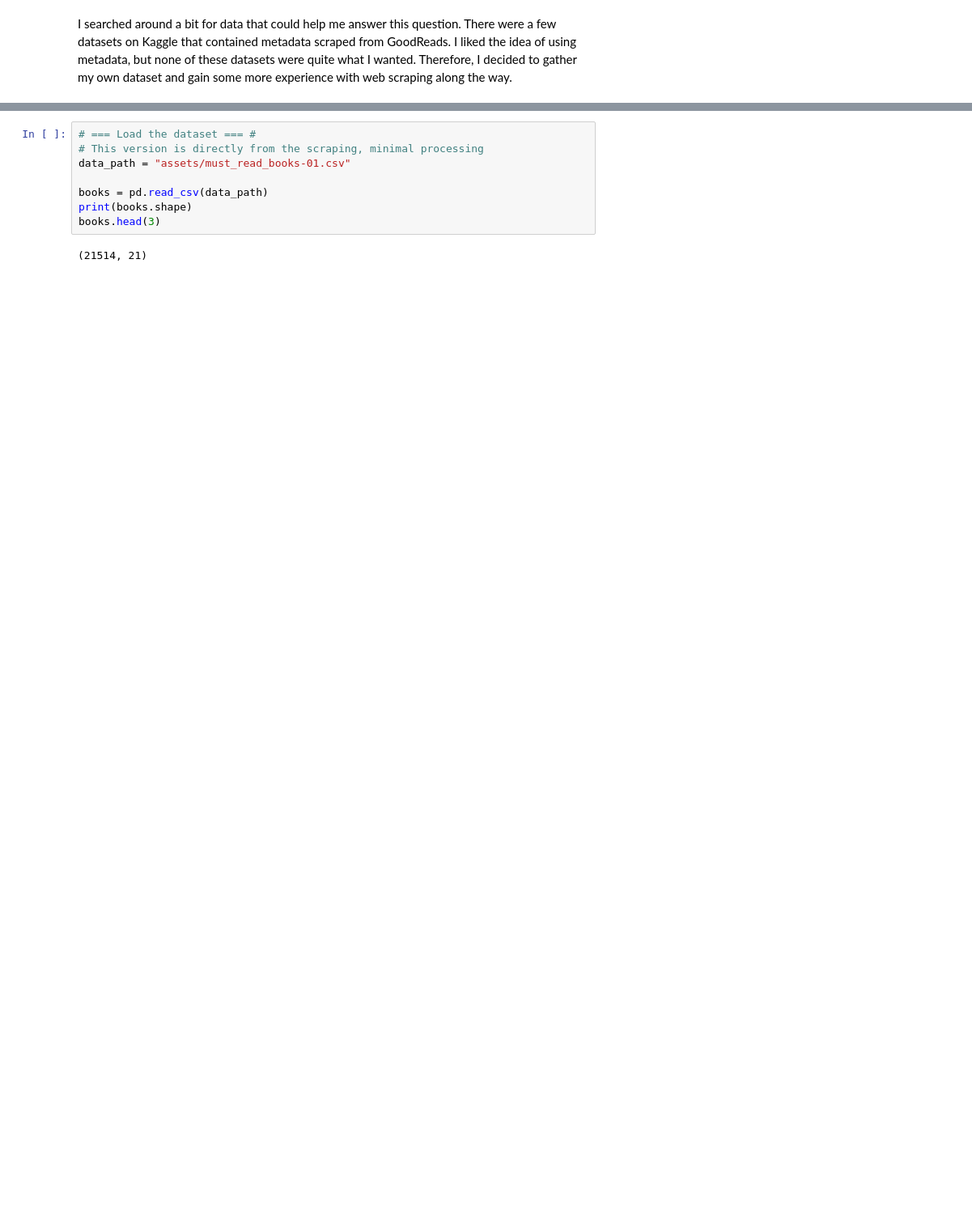
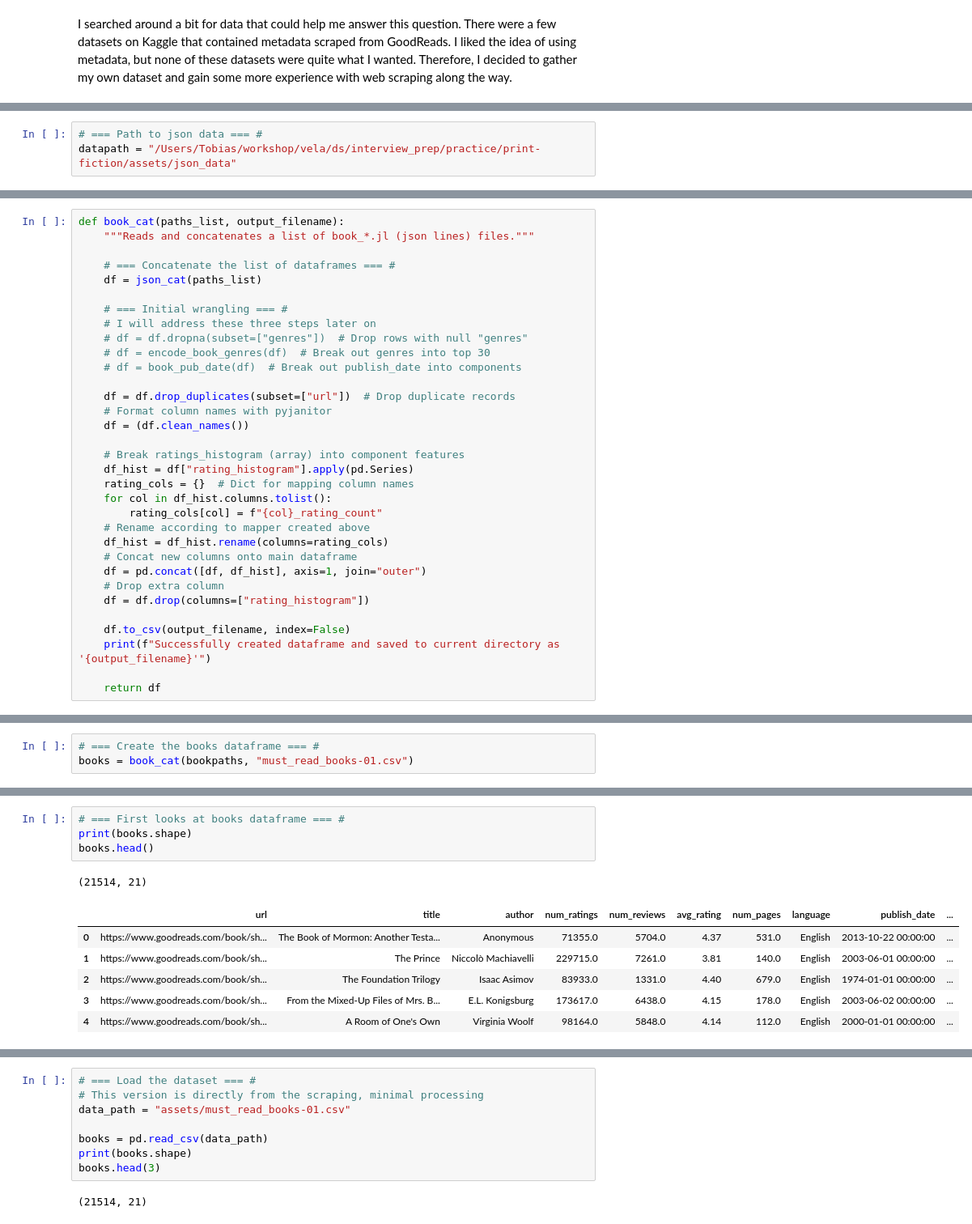
Before and after one commit to tobias-fyi/vela, a Jupyter notebook: ds/projects/print_fiction/print_fiction_2-06_full_sync.ipynb, the cells around one changed output, grey strips where cells are left out. Shown at 81% size. Cells and saved outputs as stored; diff of their text form; blank space fills up the shorter version.

```diff
--- a/ds/projects/print_fiction/print_fiction_2-06_full_sync.ipynb
+++ b/ds/projects/print_fiction/print_fiction_2-06_full_sync.ipynb
@@ -136,0 +144,3 @@ The raw output from the scraper took the form of a series of JSON files. I wrote
+# %%
+# === Path to json data === #
+datapath = "/Users/Tobias/workshop/vela/ds/interview_prep/practice/print-fiction/assets/json_data"
@@ -136,0 +220,33 @@ The raw output from the scraper took the form of a series of JSON files. I wrote
+# %%
+def book_cat(paths_list, output_filename):
+    """Reads and concatenates a list of book_*.jl (json lines) files."""
+
+    # === Concatenate the list of dataframes === #
+    df = json_cat(paths_list)
+
+    # === Initial wrangling === #
+    # I will address these three steps later on
+    # df = df.dropna(subset=["genres"])  # Drop rows with null "genres"
+    # df = encode_book_genres(df)  # Break out genres into top 30
+    # df = book_pub_date(df)  # Break out publish_date into components
+
+    df = df.drop_duplicates(subset=["url"])  # Drop duplicate records
+    # Format column names with pyjanitor
+    df = (df.clean_names())
+
+    # Break ratings_histogram (array) into component features
+    df_hist = df["rating_histogram"].apply(pd.Series)
+    rating_cols = {}  # Dict for mapping column names
+    for col in df_hist.columns.tolist():
+        rating_cols[col] = f"{col}_rating_count"
+    # Rename according to mapper created above
+    df_hist = df_hist.rename(columns=rating_cols)
+    # Concat new columns onto main dataframe
+    df = pd.concat([df, df_hist], axis=1, join="outer")
+    # Drop extra column
+    df = df.drop(columns=["rating_histogram"])
+
+    df.to_csv(output_filename, index=False)
+    print(f"Successfully created dataframe and saved to current directory as '{output_filename}'")
+
+    return df
@@ -136,0 +255,3 @@ The raw output from the scraper took the form of a series of JSON files. I wrote
+# %%
+# === Create the books dataframe === #
+books = book_cat(bookpaths, "must_read_books-01.csv")
@@ -136,0 +260,12 @@ The raw output from the scraper took the form of a series of JSON files. I wrote
+# %%
+# === First looks at books dataframe === #
+print(books.shape)
+books.head()
+# %% [output]
+(21514, 21)
+|  | url | title | author | num_ratings | num_reviews | avg_rating | num_pages | language | publish_date | ... |
+| 0 | https://www.goodreads.com/book/sh... | The Book of Mormon: Another Testa... | Anonymous | 71355.0 | 5704.0 | 4.37 | 531.0 | English | 2013-10-22 00:00:00 | ... |
+| 1 | https://www.goodreads.com/book/sh... | The Prince | Niccolò Machiavelli | 229715.0 | 7261.0 | 3.81 | 140.0 | English | 2003-06-01 00:00:00 | ... |
+| 2 | https://www.goodreads.com/book/sh... | The Foundation Trilogy | Isaac Asimov | 83933.0 | 1331.0 | 4.40 | 679.0 | English | 1974-01-01 00:00:00 | ... |
+| 3 | https://www.goodreads.com/book/sh... | From the Mixed-Up Files of Mrs. B... | E.L. Konigsburg | 173617.0 | 6438.0 | 4.15 | 178.0 | English | 2003-06-02 00:00:00 | ... |
+| 4 | https://www.goodreads.com/book/sh... | A Room of One's Own | Virginia Woolf | 98164.0 | 5848.0 | 4.14 | 112.0 | English | 2000-01-01 00:00:00 | ... |
```
Also changed, not shown: parts of 59 cells of this notebook, 1 other file.
